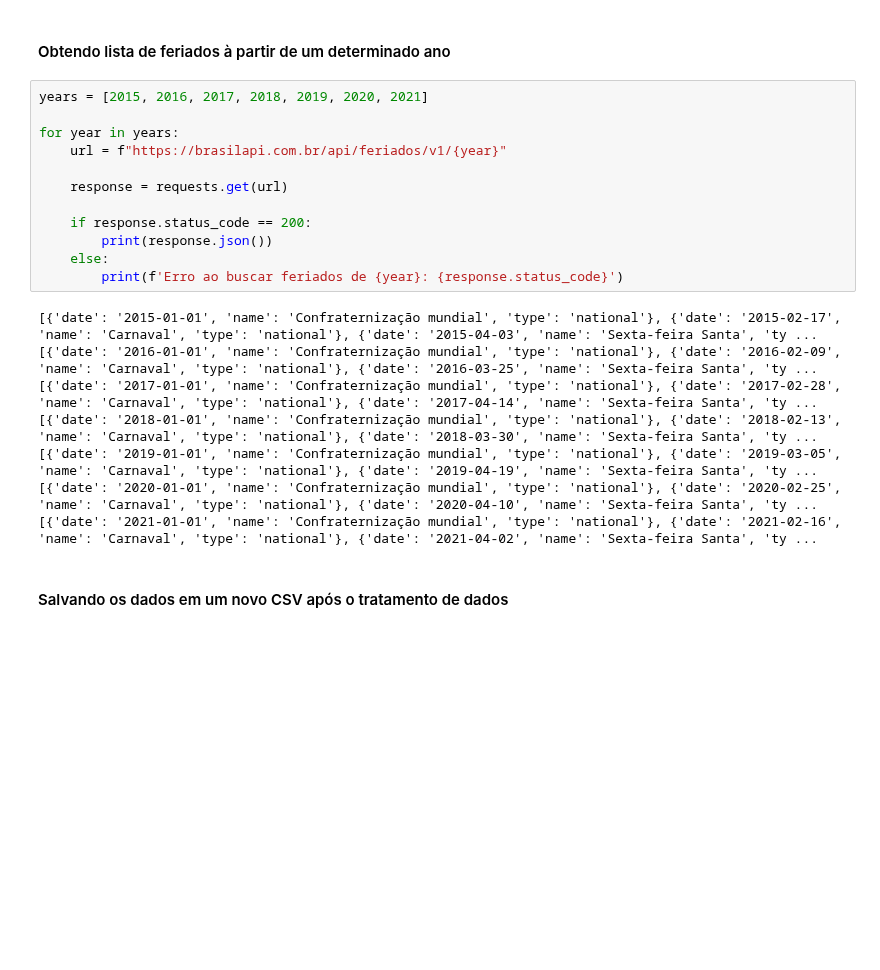
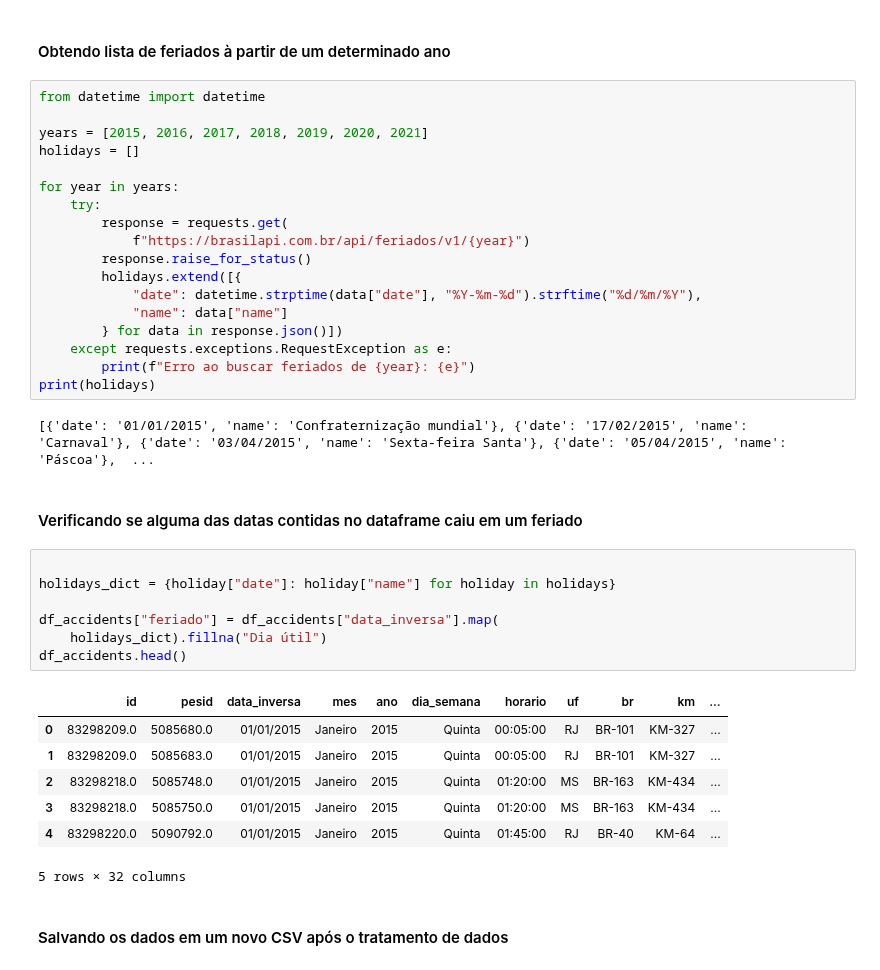
Before and after one commit to evidal1990/coderhouse_datascience, a Jupyter notebook: wrangling/data_wrangling_br.ipynb, the cells around one changed output. Drawn from its saved outputs; the diff is of its cells as text; blank space fills up the shorter version.

```diff
--- a/wrangling/data_wrangling_br.ipynb
+++ b/wrangling/data_wrangling_br.ipynb
@@ -337,25 +345,42 @@ Name: count, dtype: int64
 # %% [markdown]
 #### Obtendo lista de feriados à partir de um determinado ano
 # %%
+from datetime import datetime
+
 years = [2015, 2016, 2017, 2018, 2019, 2020, 2021]
+holidays = []
 
 for year in years:
-    url = f"https://brasilapi.com.br/api/feriados/v1/{year}"
-
-    response = requests.get(url)
-
-    if response.status_code == 200:
-        print(response.json())
-    else:
-        print(f'Erro ao buscar feriados de {year}: {response.status_code}')
+    try:
+        response = requests.get(
+            f"https://brasilapi.com.br/api/feriados/v1/{year}")
+        response.raise_for_status()
+        holidays.extend([{
+            "date": datetime.strptime(data["date"], "%Y-%m-%d").strftime("%d/%m/%Y"),
+            "name": data["name"]
+        } for data in response.json()])
+    except requests.exceptions.RequestException as e:
+        print(f"Erro ao buscar feriados de {year}: {e}")
+print(holidays)
 # %% [output]
-[{'date': '2015-01-01', 'name': 'Confraternização mundial', 'type': 'national'}, {'date': '2015-02-17', 'name': 'Carnaval', 'type': 'national'}, {'date': '2015-04-03', 'name': 'Sexta-feira Santa', 'ty ...
-[{'date': '2016-01-01', 'name': 'Confraternização mundial', 'type': 'national'}, {'date': '2016-02-09', 'name': 'Carnaval', 'type': 'national'}, {'date': '2016-03-25', 'name': 'Sexta-feira Santa', 'ty ...
-[{'date': '2017-01-01', 'name': 'Confraternização mundial', 'type': 'national'}, {'date': '2017-02-28', 'name': 'Carnaval', 'type': 'national'}, {'date': '2017-04-14', 'name': 'Sexta-feira Santa', 'ty ...
-[{'date': '2018-01-01', 'name': 'Confraternização mundial', 'type': 'national'}, {'date': '2018-02-13', 'name': 'Carnaval', 'type': 'national'}, {'date': '2018-03-30', 'name': 'Sexta-feira Santa', 'ty ...
-[{'date': '2019-01-01', 'name': 'Confraternização mundial', 'type': 'national'}, {'date': '2019-03-05', 'name': 'Carnaval', 'type': 'national'}, {'date': '2019-04-19', 'name': 'Sexta-feira Santa', 'ty ...
-[{'date': '2020-01-01', 'name': 'Confraternização mundial', 'type': 'national'}, {'date': '2020-02-25', 'name': 'Carnaval', 'type': 'national'}, {'date': '2020-04-10', 'name': 'Sexta-feira Santa', 'ty ...
-[{'date': '2021-01-01', 'name': 'Confraternização mundial', 'type': 'national'}, {'date': '2021-02-16', 'name': 'Carnaval', 'type': 'national'}, {'date': '2021-04-02', 'name': 'Sexta-feira Santa', 'ty ...
+[{'date': '01/01/2015', 'name': 'Confraternização mundial'}, {'date': '17/02/2015', 'name': 'Carnaval'}, {'date': '03/04/2015', 'name': 'Sexta-feira Santa'}, {'date': '05/04/2015', 'name': 'Páscoa'},  ...
+# %% [markdown]
+#### Verificando se alguma das datas contidas no dataframe caiu em um feriado
+# %%
+
+holidays_dict = {holiday["date"]: holiday["name"] for holiday in holidays}
+
+df_accidents["feriado"] = df_accidents["data_inversa"].map(
+    holidays_dict).fillna("Dia útil")
+df_accidents.head()
+# %% [output]
+|  | id | pesid | data_inversa | mes | ano | dia_semana | horario | uf | br | km | ... |
+| 0 | 83298209.0 | 5085680.0 | 01/01/2015 | Janeiro | 2015 | Quinta | 00:05:00 | RJ | BR-101 | KM-327 | ... |
+| 1 | 83298209.0 | 5085683.0 | 01/01/2015 | Janeiro | 2015 | Quinta | 00:05:00 | RJ | BR-101 | KM-327 | ... |
+| 2 | 83298218.0 | 5085748.0 | 01/01/2015 | Janeiro | 2015 | Quinta | 01:20:00 | MS | BR-163 | KM-434 | ... |
+| 3 | 83298218.0 | 5085750.0 | 01/01/2015 | Janeiro | 2015 | Quinta | 01:20:00 | MS | BR-163 | KM-434 | ... |
+| 4 | 83298220.0 | 5090792.0 | 01/01/2015 | Janeiro | 2015 | Quinta | 01:45:00 | RJ | BR-40 | KM-64 | ... |
+5 rows × 32 columns
 # %% [markdown]
 #### Salvando os dados em um novo CSV após o tratamento de dados
 # %%
```
Also changed, not shown: parts of 2 cells of this notebook.
